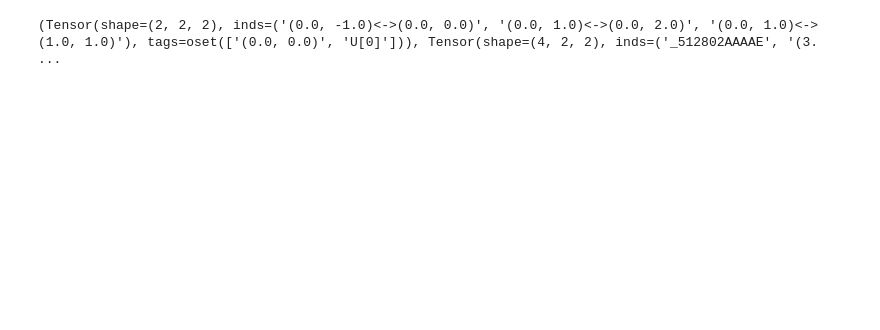
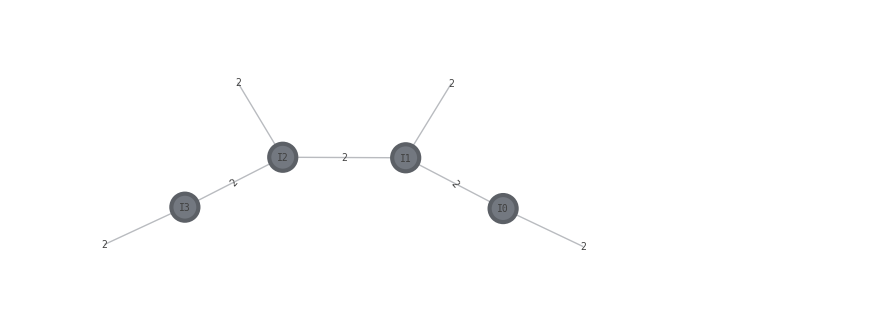
Before and after one commit to the-iron-ryan/MPO_QFT, a Jupyter notebook: QFT_MPO.ipynb, the cells around one changed output. Drawn from its saved outputs; the diff is of its cells as text; code cells hidden in the pictures; blank space fills up the shorter version.

```diff
--- a/QFT_MPO.ipynb
+++ b/QFT_MPO.ipynb
@@ -24,4 +32,15 @@ MPO_tn = QFT_MPO.create_MPO(max_bond_dim=4)
-# %%
-print(MPO_tn.tensors)
-# %% [output]
-(Tensor(shape=(2, 2, 2), inds=('(0.0, -1.0)<->(0.0, 0.0)', '(0.0, 1.0)<->(0.0, 2.0)', '(0.0, 1.0)<->(1.0, 1.0)'), tags=oset(['(0.0, 0.0)', 'U[0]'])), Tensor(shape=(4, 2, 2), inds=('_512802AAAAE', '(3. ...
+# %%
+QFT_mps = MPS(4)
+
+
+mps = QFT_mps.create_MPS(
+    [lambda x: np.exp(2j*np.pi*x)/2, lambda x: np.exp(-2j*np.pi*x)/2],
+    0,
+    1.0,
+    max_bond=4,
+    cutoff=1e-10
+)
+
+mps.draw(show_inds='bond-size')
+# %% [output]
+[figure, added]
```
Also changed, not shown: parts of 2 cells of this notebook, 2 other files.
